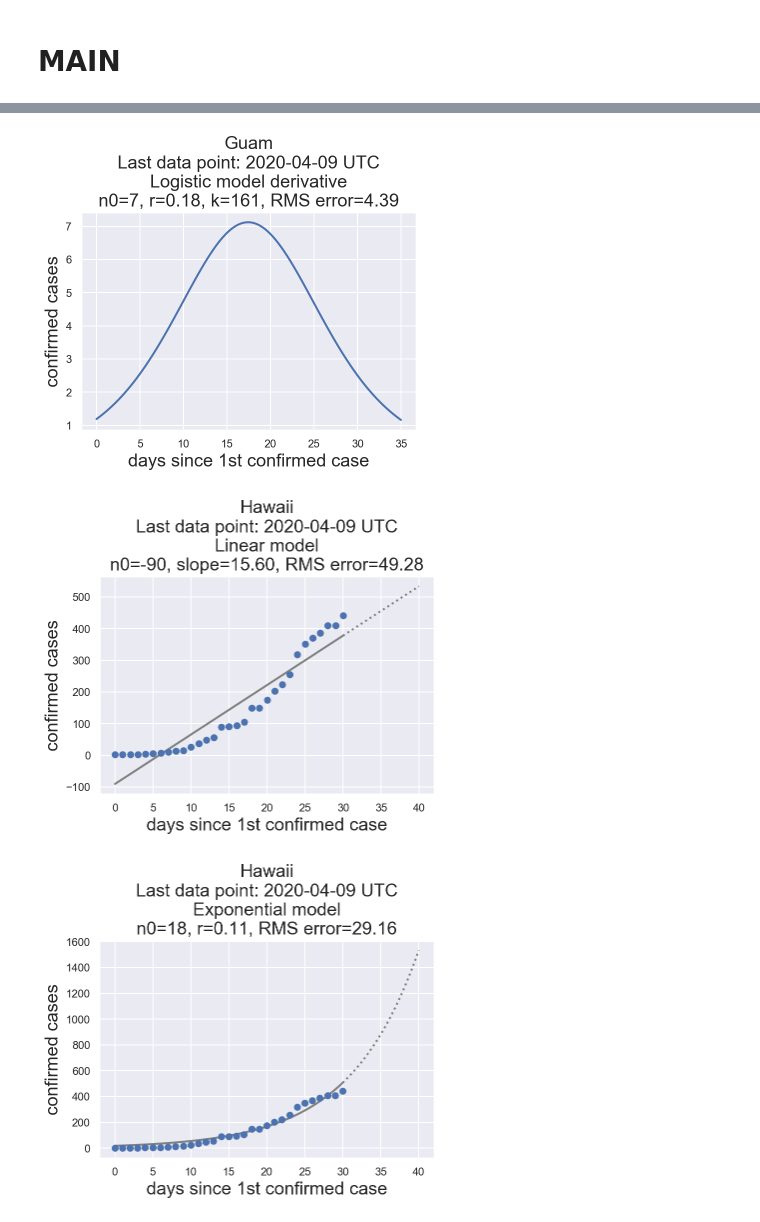
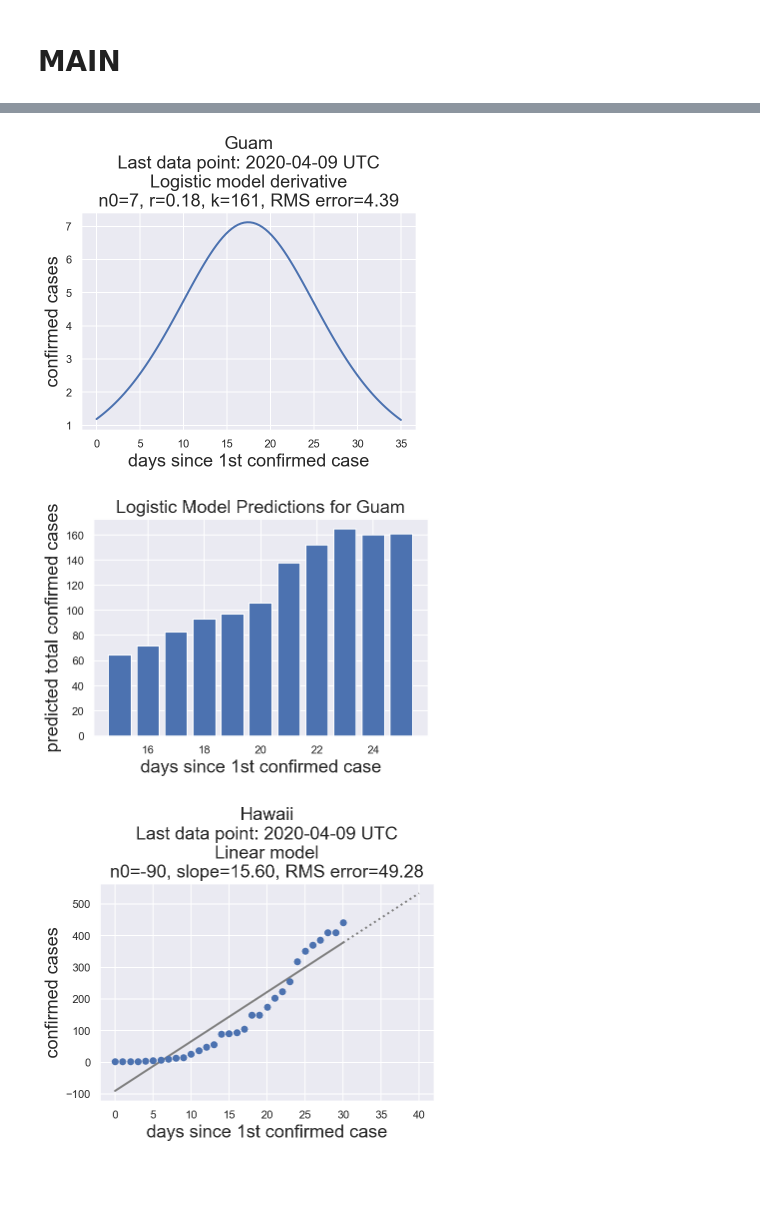
Before and after one commit to aubreymoore/Guam-Corona-Virus-Data, a Jupyter notebook: curve-fitting.ipynb, the cells around one changed output, grey strips where cells are left out. Saved outputs shown, nothing was run; the diff lists cells and outputs as text; code cells hidden in the pictures; blank space fills up the shorter version.

Commit message:
added plot of logistic predictions

```diff
--- a/curve-fitting.ipynb
+++ b/curve-fitting.ipynb
@@ -108,7 +120,8 @@ def plot_logistic_model_derivative(place_name):
     df = get_data(place_name)
 
     # Do curve fit, but dump covariance into dummy variable
-    p, _ = scipy.optimize.curve_fit(f=logistic_model, xdata=df.days, ydata=df.cases, p0=logistic_init, bounds=logistic_bounds)
+    p, _ = scipy.optimize.curve_fit(f=logistic_model, xdata=df.days, ydata=df.cases,
+                                    p0=logistic_init(place_name), bounds=logistic_bounds(place_name))
 
     # Calculate RMS error for fitted model
     targets = df.cases.values
@@ -140,44 +153,62 @@ def plot_logistic_model_derivative(place_name):
 # %%
 def logistic_model_predictions(place_name):
     """
-    Generate logistic model results for day 10 onwards.
+    Generate logistic model results for day 15 onwards.
     """
     df = get_data(place_name)
-
-    # Calculate model results from day 10 onwards
     results = {}
-    for i in range(10, df.shape[0]):
+    for i in range(15, df.shape[0]):
         df_slice = df[:i+1]
         p, _ = scipy.optimize.curve_fit(f=logistic_model,
                                         xdata=df_slice.days,
                                         ydata=df_slice.cases,
-                                        p0=logistic_init,
-                                        bounds=logistic_bounds)
+                                        p0=logistic_init(place_name),
+                                        bounds=logistic_bounds(place_name))
         # Calculate RMS error for fitted model
         targets = df_slice.cases
         predictions = [logistic_model(day, *tuple(p)) for day in df_slice.days]
         rms_error = rmse(predictions, targets)
 
         results[i] = {'date': df.index[i], 'k': p[0], 'r': p[2], 'rms_error': rms_error}
-    return pd.DataFrame(results).transpose()
+    df = pd.DataFrame(results).transpose()
 
-#logistic_model_predictions('Guam')
+    # Plot results
+    fig = plt.figure()
+    ax1 = fig.add_subplot(111)
+    x = df.index
+    y = df.k
+    ax1.bar(x, y)
+    plt.title('Logistic Model Predictions for {}'.format(place_name))
+    ax1.set_xlabel('days since 1st confirmed case')
+    ax1.set_ylabel('predicted total confirmed cases');
+    plt.show()
+    plt.close()
+
+    return df
+
+# logistic_model_predictions('Hawaii')
 # %% [markdown]
 # MAIN
 # %%
 place_names = ['Guam', 'Hawaii']
 
 for place_name in place_names:
     df = get_data(place_name)
-    fit_curve(place_name=place_name, df=df, model=linear_model, p0=linear_init, bounds=linear_bounds, extrapolated_days=10)
-    fit_curve(place_name=place_name, df=df, model=exponential_model, p0=exponential_init, bounds=exponential_bounds, extrapolated_days=10)
-    fit_curve(place_name=place_name, df=df, model=logistic_model, p0=logistic_init, bounds=logistic_bounds, extrapolated_days=10)
+    fit_curve(place_name=place_name, df=df,
+              model=linear_model, p0=linear_init, bounds=linear_bounds,
+              extrapolated_days=10)
+    fit_curve(place_name=place_name, df=df,
+              model=exponential_model, p0=exponential_init, bounds=exponential_bounds,
+              extrapolated_days=10)
+    fit_curve(place_name=place_name, df=df,
+              model=logistic_model, p0=logistic_init(place_name), bounds=logistic_bounds(place_name),
+              extrapolated_days=10)
     plot_logistic_model_derivative(place_name)
-logistic_model_predictions('Guam')
+    logistic_model_predictions(place_name)
 # %% [output]
 [figure]
 [figure]
 [figure]
 [figure]
-[figure, old version]
+[figure, new version]
-[figure, old version]
+[figure, new version]
```
Also changed, not shown: parts of 3 cells of this notebook, 9 other files.
